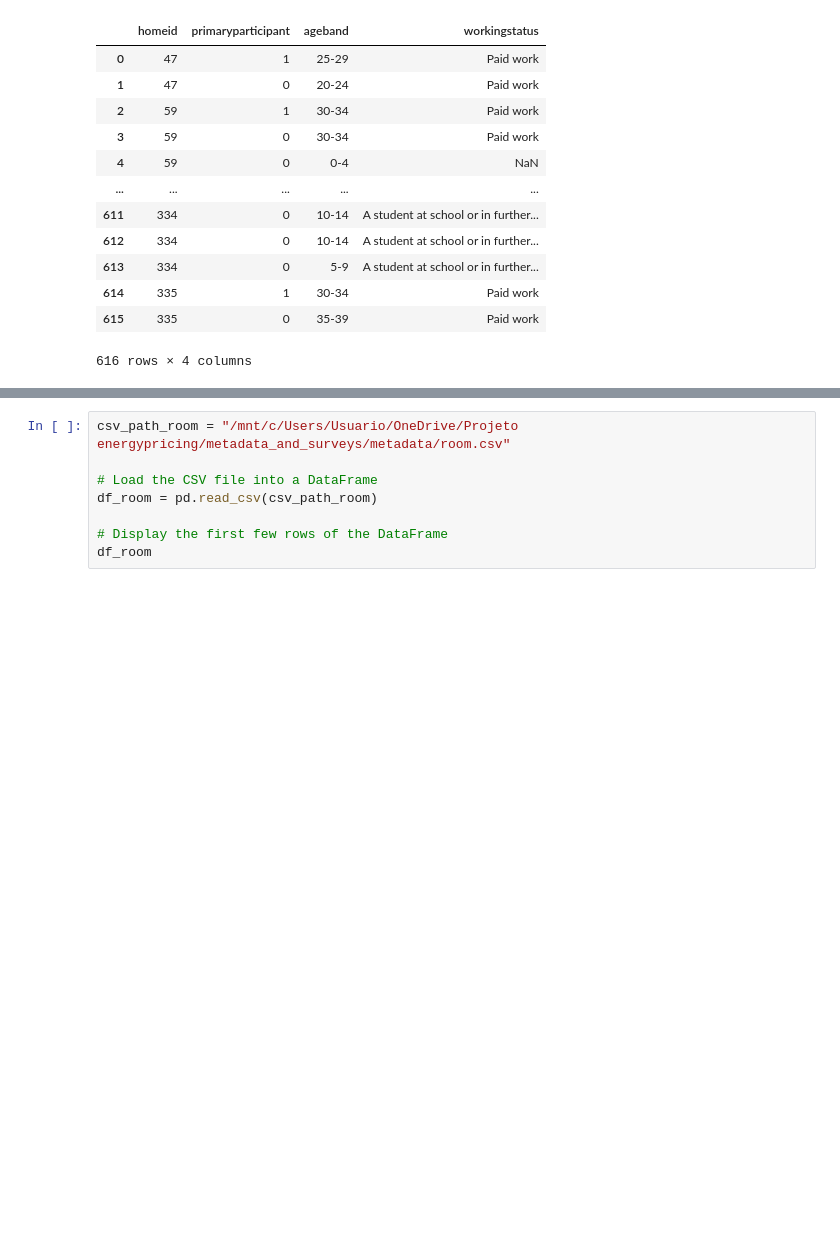
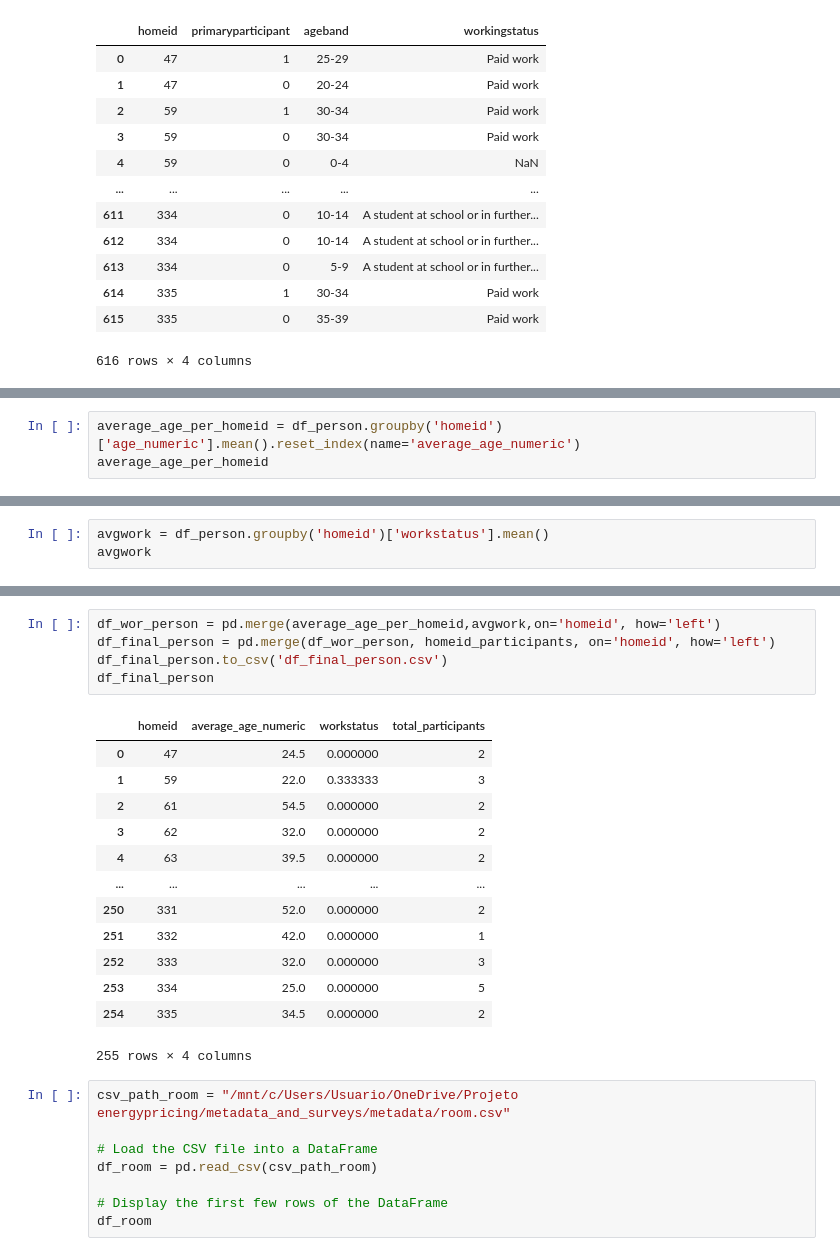
Before and after one commit to Peekaboo64534/CONSUMPTION_PREDICTION, a Jupyter notebook: thais_notebook/Metadata.ipynb, the cells around one changed output, grey strips where cells are left out. Drawn from its saved outputs; the diff is of its cells as text; blank space fills up the shorter version.

```diff
--- a/thais_notebook/Metadata.ipynb
+++ b/thais_notebook/Metadata.ipynb
@@ -512,0 +575,3 @@ df_person
+# %%
+average_age_per_homeid = df_person.groupby('homeid')['age_numeric'].mean().reset_index(name='average_age_numeric')
+average_age_per_homeid
@@ -512,0 +643,3 @@ df_person
+# %%
+avgwork = df_person.groupby('homeid')['workstatus'].mean()
+avgwork
@@ -513,3 +660,22 @@ df_person
+# %%
+df_wor_person = pd.merge(average_age_per_homeid,avgwork,on='homeid', how='left')
+df_final_person = pd.merge(df_wor_person, homeid_participants, on='homeid', how='left')
+df_final_person.to_csv('df_final_person.csv')
+df_final_person
+# %% [output]
+|  | homeid | average_age_numeric | workstatus | total_participants |
+| 0 | 47 | 24.5 | 0.000000 | 2 |
+| 1 | 59 | 22.0 | 0.333333 | 3 |
+| 2 | 61 | 54.5 | 0.000000 | 2 |
+| 3 | 62 | 32.0 | 0.000000 | 2 |
+| 4 | 63 | 39.5 | 0.000000 | 2 |
+| ... | ... | ... | ... | ... |
+| 250 | 331 | 52.0 | 0.000000 | 2 |
+| 251 | 332 | 42.0 | 0.000000 | 1 |
+| 252 | 333 | 32.0 | 0.000000 | 3 |
+| 253 | 334 | 25.0 | 0.000000 | 5 |
+| 254 | 335 | 34.5 | 0.000000 | 2 |
+255 rows × 4 columns
 # %%
 csv_path_room = "/mnt/c/Users/Usuario/OneDrive/Projeto energypricing/metadata_and_surveys/metadata/room.csv"
 
```
Also changed, not shown: parts of 10 cells of this notebook, 5 other files.
